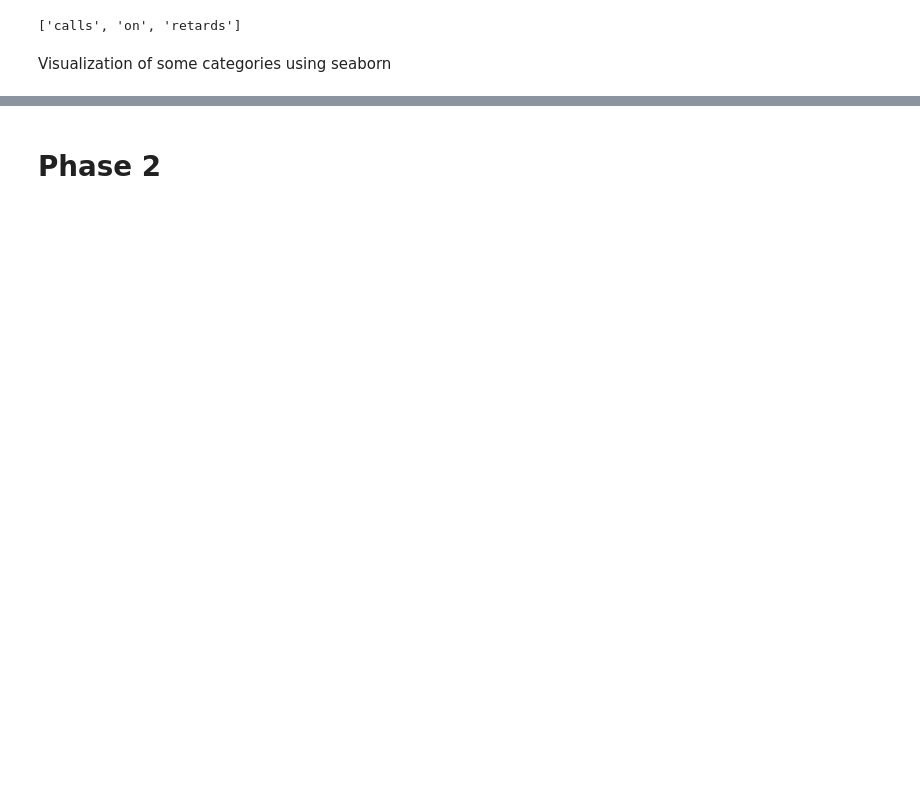
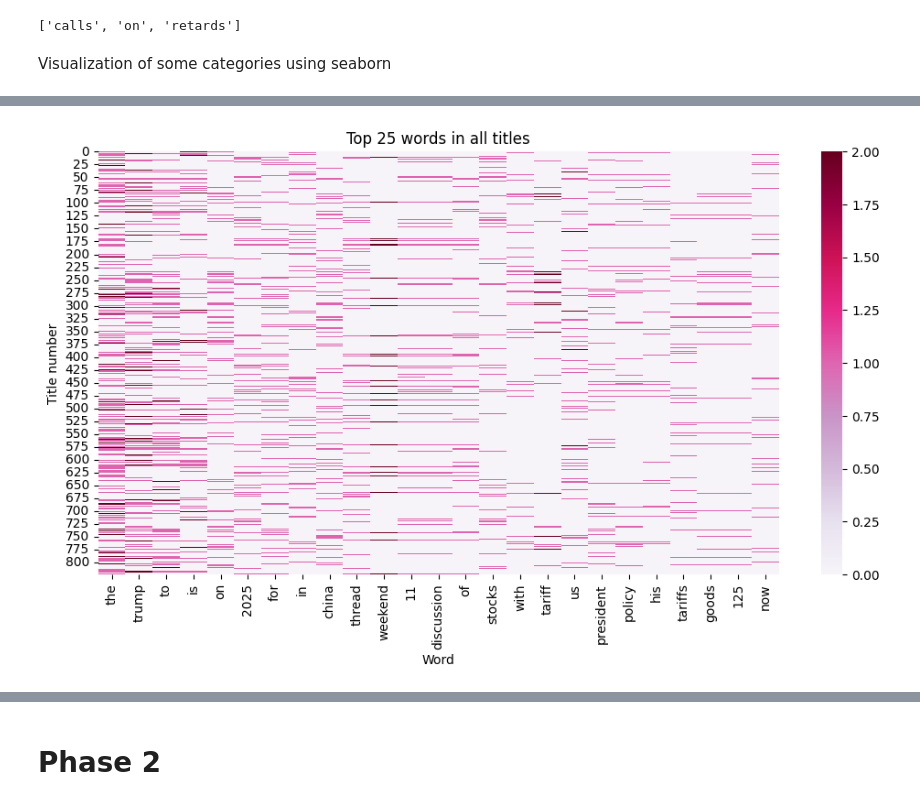
Before and after one commit to saylaa5923/DM2025-Lab1-Exercise, a Jupyter notebook: DM2025-Lab1-Homework.ipynb, the cells around one changed output, grey strips where cells are left out. Saved outputs shown, nothing was run; the diff lists cells and outputs as text; code cells hidden in the pictures; blank space fills up the shorter version.

```diff
--- a/DM2025-Lab1-Homework.ipynb
+++ b/DM2025-Lab1-Homework.ipynb
@@ -187,0 +196,80 @@ plt.show()
+# %%
+print(f"<<Text>> All words:{[count_vect.get_feature_names_out()[i] for i in text_counts.nonzero()]}\n"\
+      f"Indices: {text_counts.nonzero()}")
+print(f"<<Title>> All words:{[count_vect.get_feature_names_out()[i] for i in title_counts.nonzero()]}\n"\
+      f"Indices: {title_counts.nonzero()}")
+
+title_freq_all = np.asarray(title_counts[:, :].sum(axis=0)).ravel()
+text_freq_all = np.asarray(text_counts[:, :].sum(axis=0)).ravel()
+
+idx_top25_title = title_freq_all.argsort()[-25:][::-1]
+df_top25_title_all = pd.DataFrame(
+    title_counts[:, idx_top25_title].toarray(),
+    columns=count_vect.get_feature_names_out()[idx_top25_title]
+)
+plt.figure(figsize=(12, 6))
+sns.heatmap(df_top25_title_all, cmap="PuRd", annot=False, fmt="d")
+plt.title("Top 25 words in all titles")
+plt.xlabel("Word")
+plt.ylabel("Title number")
+
+idx_top25_text = text_freq_all.argsort()[-25:][::-1]
+df_top25_text_all = pd.DataFrame(
+    text_counts[:, idx_top25_text].toarray(),
+    columns=count_vect.get_feature_names_out()[idx_top25_text]
+)
+plt.figure(figsize=(12, 6))
+sns.heatmap(df_top25_text_all, cmap="PuRd", annot=False, fmt="d")
+plt.title("Top 25 words in all texts")
+plt.xlabel("Word")
+plt.ylabel("Text number")
+
+
+#first 25 titles/texts with top 25 frequent words
+plt.figure(figsize=(12, 6))
+sns.heatmap(df_top25_title_all[:25], cmap="PuRd", annot=True, fmt="d")
+plt.title("Top 25 words of all titles in first 25 titles, annotated")
+plt.xlabel("Word")
+plt.ylabel("Title number")
+
+plt.figure(figsize=(12, 6))
+sns.heatmap(df_top25_text_all[:25], cmap="PuRd", annot=True, fmt="d")
+plt.title("Top 25 words of all texts in first 25 texts, annotated")
+plt.xlabel("Word")
+plt.ylabel("Text number")
+plt.show()
+
+#top 25 titles/texts with top 25 frequent words
+title_sums = df_top25_title_all.sum(axis=1)
+frequent_title_idxs = title_sums.sort_values(ascending=False).head(25).index
+least_frequent_title_idxs = title_sums[title_sums > 0].sort_values(ascending=True).head(25).index
+text_sums = df_top25_text_all.sum(axis=1)
+frequent_text_idxs = text_sums.sort_values(ascending=False).head(25).index
+least_frequent_text_idxs = text_sums[text_sums > 0].sort_values(ascending=True).head(25).index
+
+plt.figure(figsize=(12, 6))
+sns.heatmap(df_top25_title_all.loc[frequent_title_idxs], cmap="PuRd", annot=True, fmt="d")
+plt.title("Top 25 words of all titles in top 25 titles where they appear most frequently, annotated")
+plt.xlabel("Word")
+plt.ylabel("Title number")
+
+plt.figure(figsize=(12, 6))
+sns.heatmap(df_top25_text_all.loc[frequent_text_idxs], cmap="PuRd", annot=True, fmt="d")
+plt.title("Top 25 words of all texts in top 25 texts where they appear most frequently, annotated")
+plt.xlabel("Word")
+plt.ylabel("Text number")
+plt.show()
+
+plt.figure(figsize=(12, 6))
+sns.heatmap(df_top25_title_all.loc[least_frequent_title_idxs], cmap="PuRd", annot=True, fmt="d")
+plt.title(f"Top 25 words of all titles in top 25 titles where they appear least frequently\nbut atleast one of those 25 words appears once (i.e. without total zero entries), annotated")
+plt.xlabel("Word")
+plt.ylabel("Title number")
+
+plt.figure(figsize=(12, 6))
+sns.heatmap(df_top25_text_all.loc[least_frequent_text_idxs], cmap="PuRd", annot=True, fmt="d")
+plt.title(f"Top 25 words of all texts in top 25 texts where they appear least frequently\nbut atleast one of those 25 words appears once (i.e. without total zero entries), annotated")
+plt.xlabel("Word")
+plt.ylabel("Text number")
+plt.show()
+# %% [output]
@@ -187,0 +281 @@ plt.show()
+[figure, added]
```
Also changed, not shown: parts of 13 cells of this notebook.
